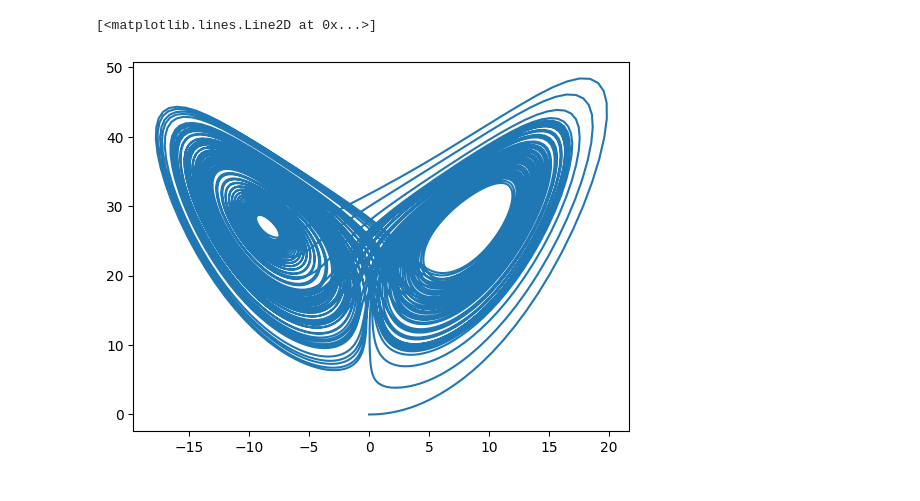
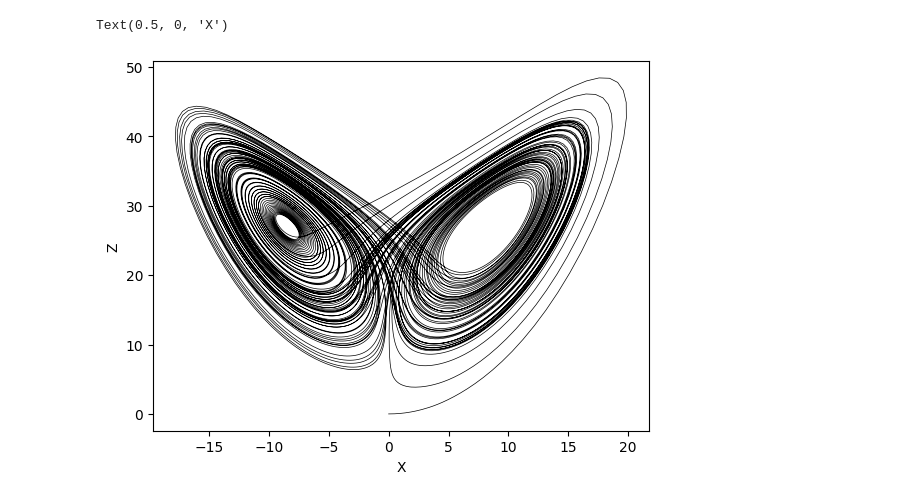
Before and after one commit to FredRobs/Bacteria-and-Viruses, a Jupyter notebook: lorenzGraph.ipynb, the cells around one changed output. Cells and saved outputs as stored; diff of their text form; code cells hidden in the pictures.

Commit message:
Add files via upload
updated for more readable graph

```diff
--- a/lorenzGraph.ipynb
+++ b/lorenzGraph.ipynb
@@ -26,8 +26,10 @@ solution = solve_ivp(odeModel,[t_start,t_end],initialState,method='RK45',t_eval=
 # %%
 x_sol=solution.y[0]
 y_sol=solution.y[1]
 z_sol=solution.y[2]
-plt.plot(x_sol,z_sol)
+plt.plot(x_sol,z_sol,color='black',linewidth=0.5)
+plt.ylabel("Z")
+plt.xlabel("X")
 # %% [output]
-[<matplotlib.lines.Line2D at 0x...>]
+Text(0.5, 0, 'X')
-[figure, old version]
+[figure, new version]
```
